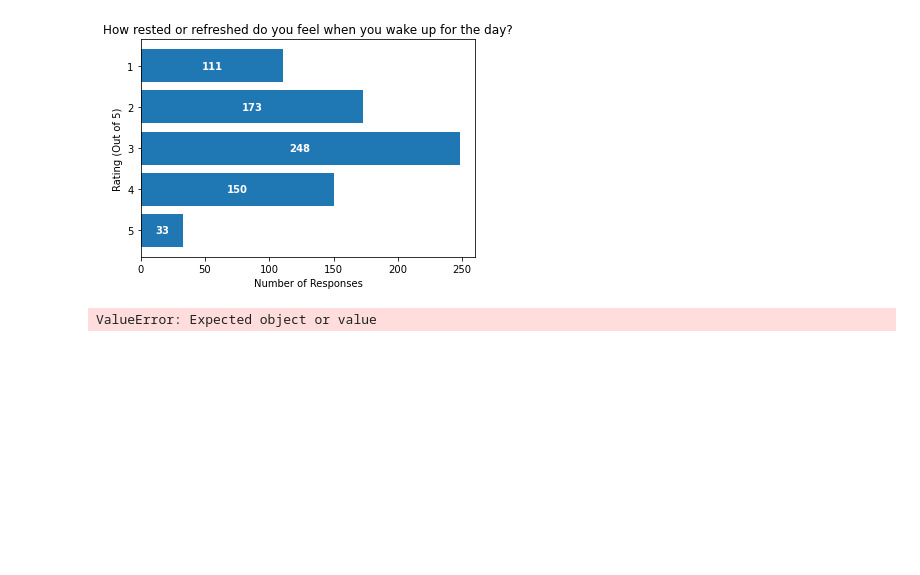
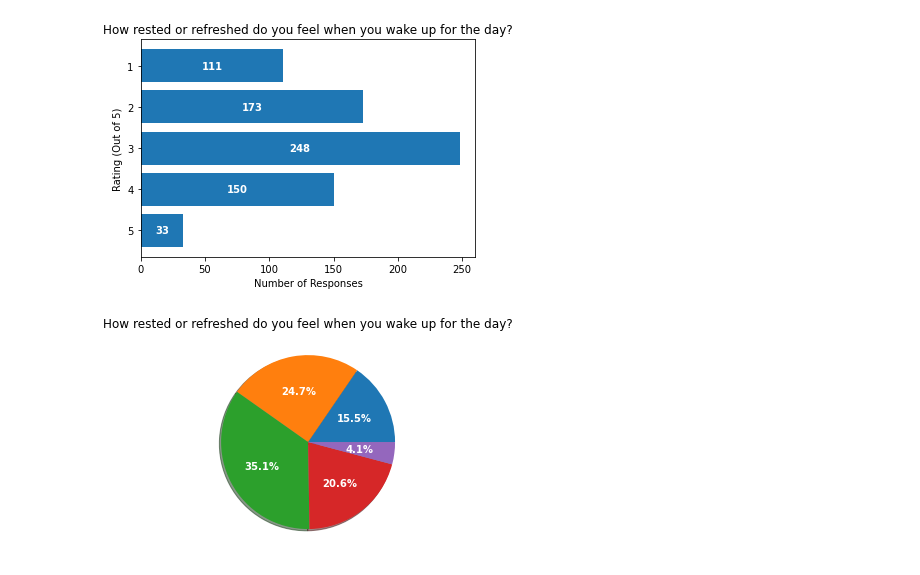
Before and after one commit to Macindaw/JupyterLab, a Jupyter notebook: Reproducing Graphs.ipynb, the cells around one changed output. Saved outputs shown, nothing was run; the diff lists cells and outputs as text; code cells hidden in the pictures; blank space fills up the shorter version.

Commit message:
Added Pie Charts and Optimised Bar Chart Code

```diff
--- a/Reproducing Graphs.ipynb
+++ b/Reproducing Graphs.ipynb
@@ -21,26 +22,5 @@ ypos =  np.arange(len(frequency)) #Automatically assigns indexs for each number
 
 temp = data_bar.unique() #Extracted range of different rows
 temp = np.sort(temp)  #Sorting Range into order
-# %%
-class Graphs():
-
-    def __init__(self):
-        pass
-
-    def graph_bar(self, title, title_x, title_y, data_x, data_y, label_y):
-        fig, ax = plt.subplots()
-        hbars = ax.barh(data_y, data_x, align='center')
-
-        ax.set_yticks(ticks=data_y) #Note if you coppy tuts on line they have changed this so it needs to be done in two lines
-        ax.set_yticklabels(label_y)
-        ax.invert_yaxis()
-        ax.set_ylabel(title_y)
-        ax.set_xlabel(title_x)
-        ax.set_title(title)
-
-        for i in range(len(data_y)): #Adding Labels to the Graph
-          plt.text(data_x[i]/2, i, data_x[i], ha='center', va = 'center', color='white', fontweight='bold')
-
-        plt.show()
 # %% [markdown]
 # Graphing a barchart
@@ -81,5 +34,6 @@ gph.graph_bar("How rested or refreshed do you feel when you wake up for the day?
 # %% [output]
 [figure]
 # %%
+gph.graph_pie(title="How rested or refreshed do you feel when you wake up for the day?", data=frequency, labels=temp)
 # %% [output]
-ValueError: Expected object or value
+[figure, added]
```
Also changed, not shown: parts of 4 cells of this notebook, 1 other file.
